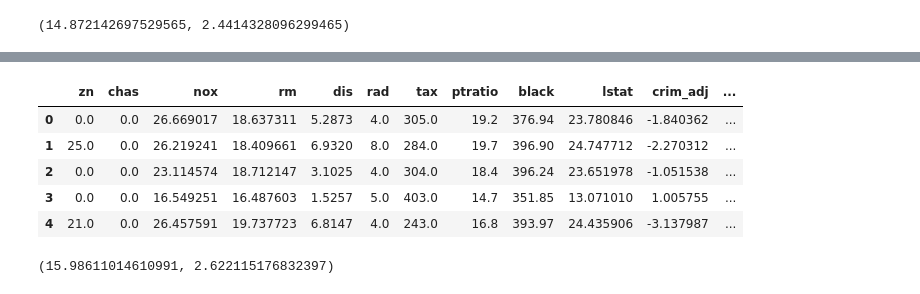
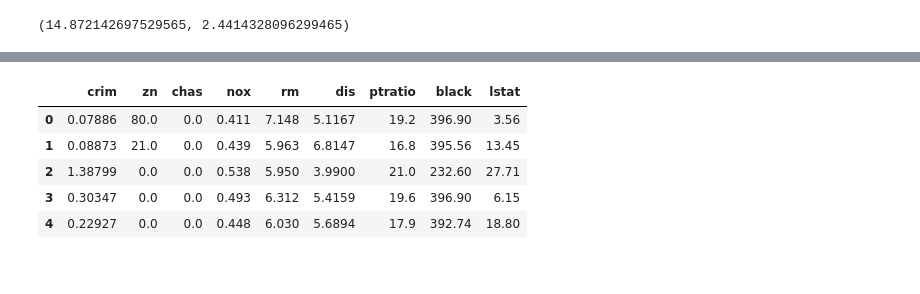
Before and after one commit to Schetann/sber_ml_course, a Jupyter notebook: Linear_regression.ipynb, the cells around one changed output, grey strips where cells are left out. Saved outputs shown, nothing was run; the diff lists cells and outputs as text; code cells hidden in the pictures.

```diff
--- a/Linear_regression.ipynb
+++ b/Linear_regression.ipynb
@@ -349,19 +409,10 @@ data.head()
 # %%
-data.drop(columns='crim', inplace=True)
-data.head()
+data_test.drop(columns=['age','indus','tax','rad'],inplace=True)
+data_test.head()
 # %% [output]
-|  | zn | chas | nox | rm | dis | rad | tax | ptratio | black | lstat | crim_adj | ... |
-| 0 | 0.0 | 0.0 | 26.669017 | 18.637311 | 5.2873 | 4.0 | 305.0 | 19.2 | 376.94 | 23.780846 | -1.840362 | ... |
-| 1 | 25.0 | 0.0 | 26.219241 | 18.409661 | 6.9320 | 8.0 | 284.0 | 19.7 | 396.90 | 24.747712 | -2.270312 | ... |
-| 2 | 0.0 | 0.0 | 23.114574 | 18.712147 | 3.1025 | 4.0 | 304.0 | 18.4 | 396.24 | 23.651978 | -1.051538 | ... |
-| 3 | 0.0 | 0.0 | 16.549251 | 16.487603 | 1.5257 | 5.0 | 403.0 | 14.7 | 351.85 | 13.071010 | 1.005755 | ... |
-| 4 | 21.0 | 0.0 | 26.457591 | 19.737723 | 6.8147 | 4.0 | 243.0 | 16.8 | 393.97 | 24.435906 | -3.137987 | ... |
+|  | crim | zn | chas | nox | rm | dis | ptratio | black | lstat |
+| 0 | 0.07886 | 80.0 | 0.0 | 0.411 | 7.148 | 5.1167 | 19.2 | 396.90 | 3.56 |
+| 1 | 0.08873 | 21.0 | 0.0 | 0.439 | 5.963 | 6.8147 | 16.8 | 395.56 | 13.45 |
+| 2 | 1.38799 | 0.0 | 0.0 | 0.538 | 5.950 | 3.9900 | 21.0 | 232.60 | 27.71 |
+| 3 | 0.30347 | 0.0 | 0.0 | 0.493 | 6.312 | 5.4159 | 19.6 | 396.90 | 6.15 |
+| 4 | 0.22927 | 0.0 | 0.0 | 0.448 | 6.030 | 5.6894 | 17.9 | 392.74 | 18.80 |
-# %%
-X_train, X_test, Y_train, Y_test = train_test_split(data, y, test_size=0.3, random_state=1)
-
-reg = LinearRegression()
-reg.fit(X_train, Y_train)
-pred = reg.predict(X_test)
-MSE(Y_test, pred), MAE(Y_test, pred)
-# %% [output]
-(15.98611014610991, 2.622115176832397)
```
Also changed, not shown: parts of 50 cells of this notebook, 1 other file.
